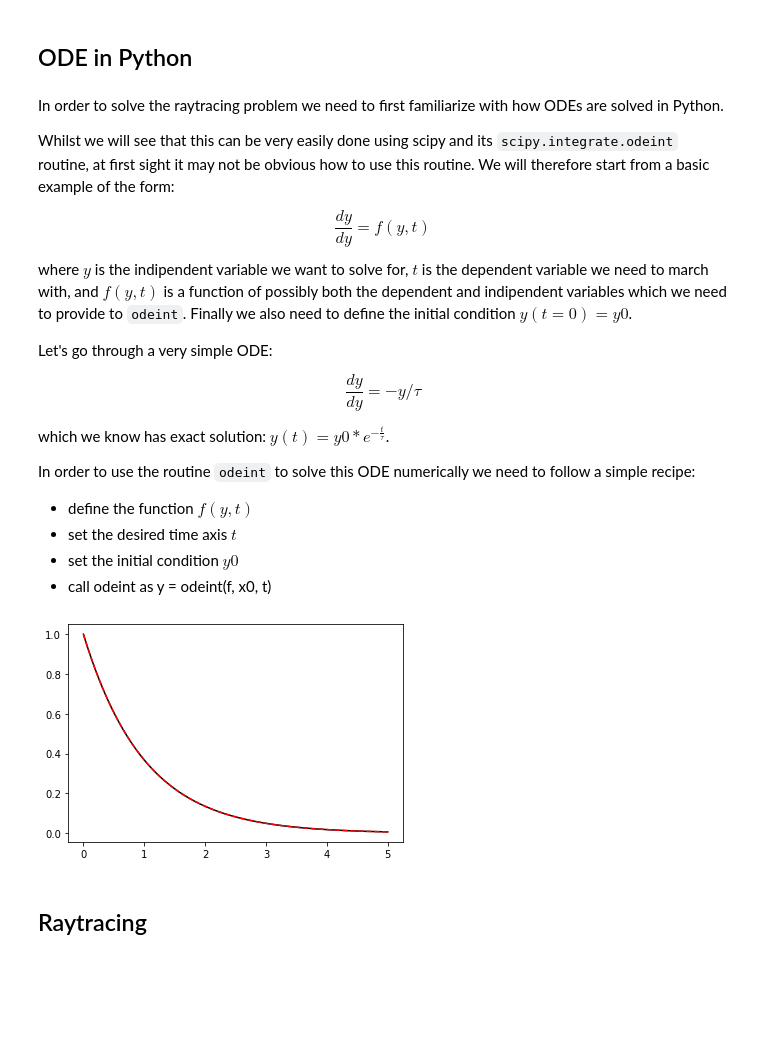
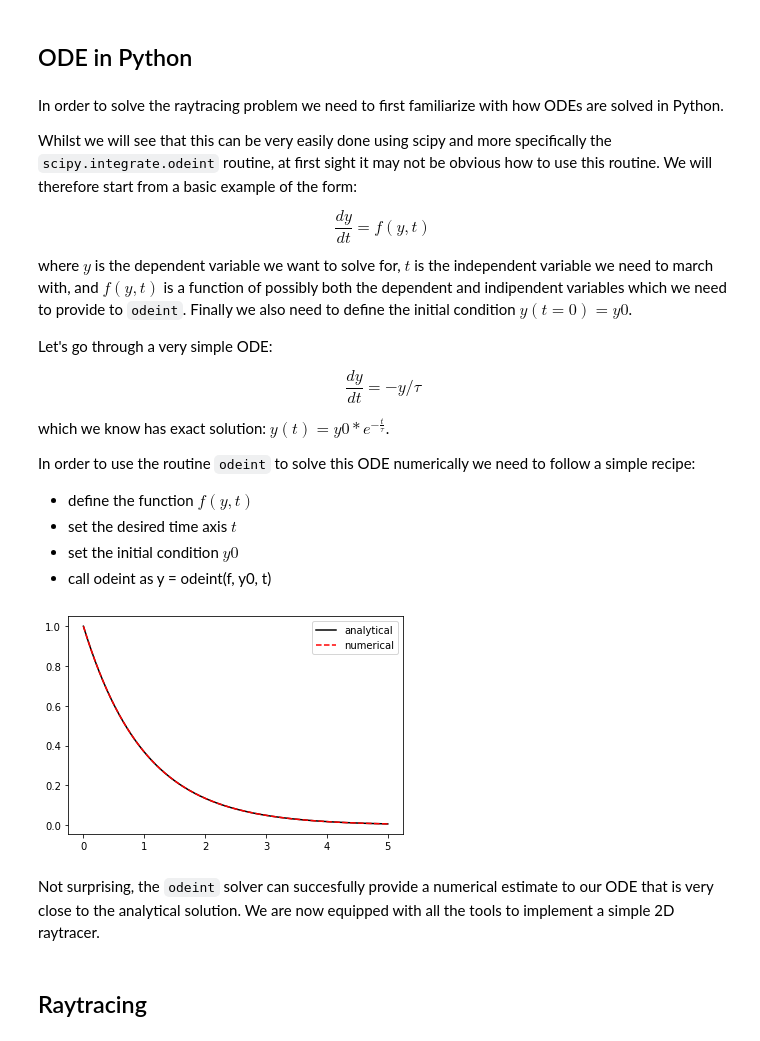
Before and after one commit to DIG-Kaust/Seismology, a Jupyter notebook: RayTrace/RayTrace.ipynb, the cells around one changed output. Drawn from its saved outputs; the diff is of its cells as text; code cells hidden in the pictures; blank space fills up the shorter version.

Commit message:
Finalized Raytrace lab

```diff
--- a/RayTrace/RayTrace.ipynb
+++ b/RayTrace/RayTrace.ipynb
@@ -29,17 +29,17 @@ from scipy.integrate import odeint, solve_ivp
 # %% [markdown]
 In order to solve the raytracing problem we need to first familiarize with how ODEs are solved in Python.
 
-Whilst we will see that this can be very easily done using scipy and its `scipy.integrate.odeint` routine, at first sight it may not be obvious how to use this routine. We will therefore start from a basic example of the form:
+Whilst we will see that this can be very easily done using scipy and more specifically the `scipy.integrate.odeint` routine, at first sight it may not be obvious how to use this routine. We will therefore start from a basic example of the form:
 
 $$
-\frac{dy}{dy}=f(y, t)
+\frac{dy}{dt}=f(y, t)
 $$
-where $y$ is the indipendent variable we want to solve for, $t$ is the dependent variable we need to march with, and $f(y, t)$ is a function of possibly both the dependent and indipendent variables which we need to provide to `odeint`. Finally we also need to define the initial condition $y(t=0)=y0$.
+where $y$ is the dependent variable we want to solve for, $t$ is the independent variable we need to march with, and $f(y, t)$ is a function of possibly both the dependent and indipendent variables which we need to provide to `odeint`. Finally we also need to define the initial condition $y(t=0)=y0$.
 
 Let's go through a very simple ODE:
 
 $$
-\frac{dy}{dy}= - y / \tau
+\frac{dy}{dt}= - y / \tau
 $$
 
 which we know has exact solution: $y(t) = y0 * e^{-\frac{t}{\tau}}$.
@@ -49,23 +49,30 @@ In order to use the routine `odeint` to solve this ODE numerically we need to fo
 - define the function $f(y,t)$
 - set the desired time axis $t$
 - set the initial condition $y0$
-- call odeint as y = odeint(f, x0, t)
+- call odeint as y = odeint(f, y0, t)
 # %%
 def rhsf(y, t, τ):
+    """Function f=-y/tau
+    """
     return -y/τ
 # %%
+# ODE numerical solution
 t = np.linspace(0, 5, 1000)
 y0 = 1
-τ=1
+τ = 1
 y = odeint(rhsf, y0, t, args=(τ,))
 
+# ODE analytical solution
 yana = y0 * np.exp(-t/τ)
 
 plt.figure()
 plt.plot(t, yana, 'k', label='analytical')
-plt.plot(t, y, '--r', label='analytical');
+plt.plot(t, y, '--r', label='numerical')
+plt.legend();
 # %% [output]
-[figure, old version]
+[figure, new version]
+# %% [markdown]
+Not surprising, the `odeint` solver can succesfully provide a numerical estimate to our ODE that is very close to the analytical solution. We are now equipped with all the tools to implement a simple 2D raytracer.
 # %% [markdown]
 ## Raytracing
 # %% [markdown]
```
Also changed, not shown: parts of 8 cells of this notebook, 1 other file.
